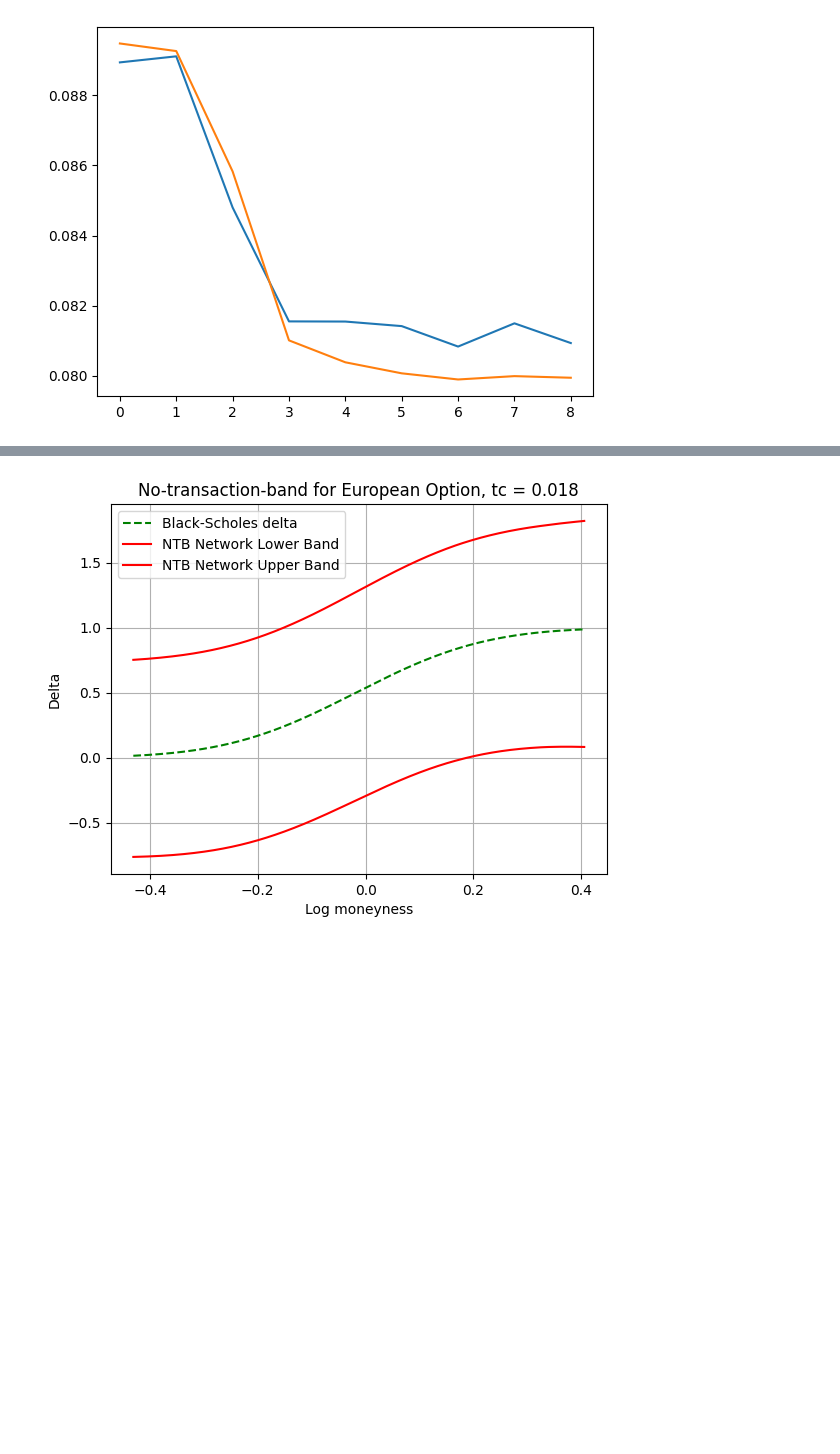
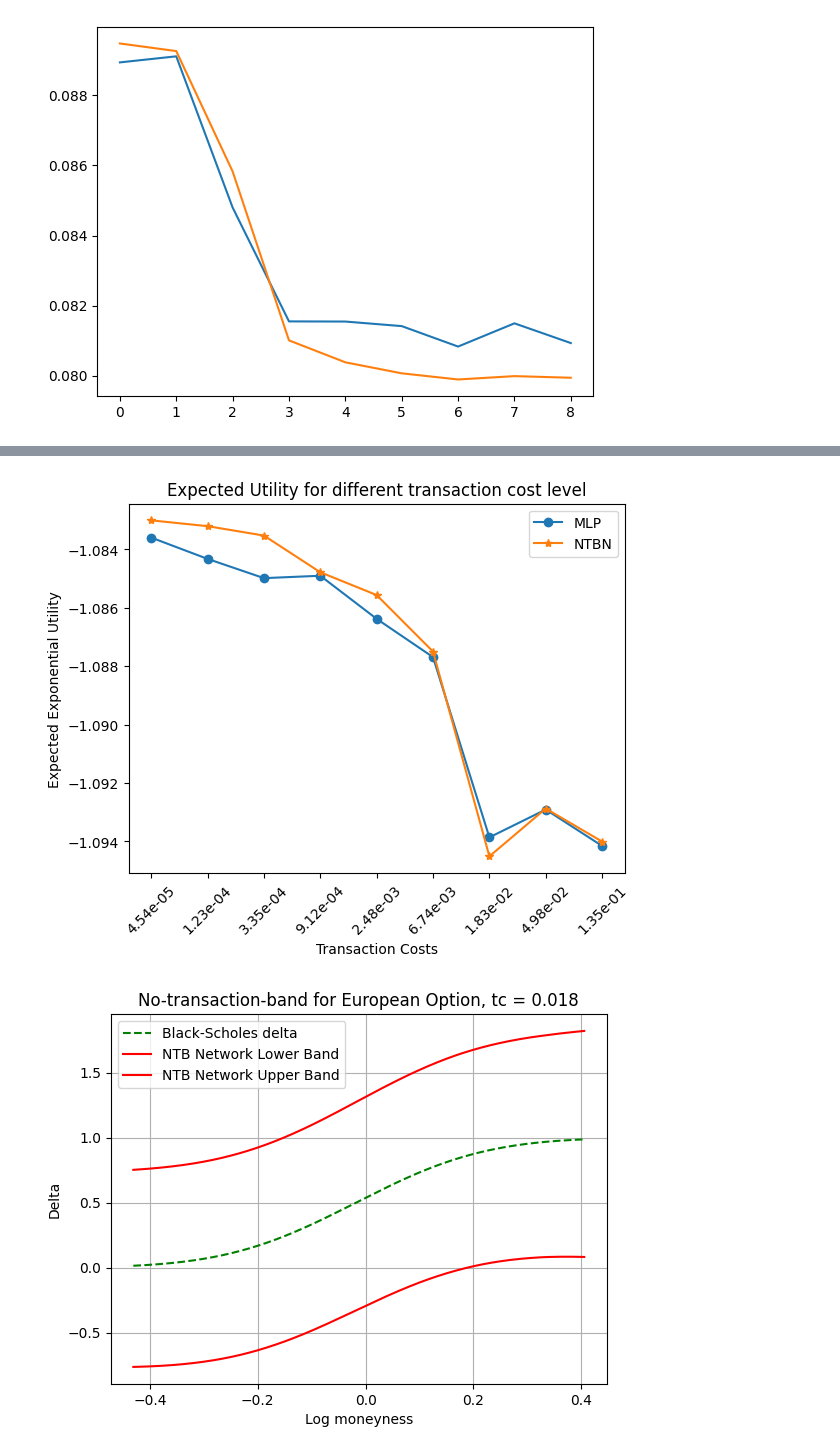
Before and after one commit to JulesArzel/Deep_Hedging_v2, a Jupyter notebook: Deep Reinforcement Learning Approach/Main_Deep_RL_pfhedge.ipynb, the cells around one changed output, grey strips where cells are left out. Cells and saved outputs as stored; diff of their text form; code cells hidden in the pictures; blank space fills up the shorter version.

```diff
--- a/Deep Reinforcement Learning Approach/Main_Deep_RL_pfhedge.ipynb
+++ b/Deep Reinforcement Learning Approach/Main_Deep_RL_pfhedge.ipynb
@@ -272,3 +295,14 @@ plt.show()
+# %%
+plt.plot(x_pos,list(utility_MLP.values())[::-1], 'o-', label='MLP')
+plt.plot(x_pos,list(utility_NTBN.values())[::-1], '*-', label='NTBN')
+plt.xticks(x_pos, [f"{val:.2e}" for val in trans_costs], rotation=45)
+plt.ylabel('Expected Exponential Utility')
+plt.xlabel('Transaction Costs')
+plt.title('Expected Utility for different transaction cost level')
+plt.legend()
+plt.show()
+# %% [output]
+[figure, added]
 # %%
 # Parameters
 S0 = 1
```
Also changed, not shown: parts of 7 cells of this notebook.
